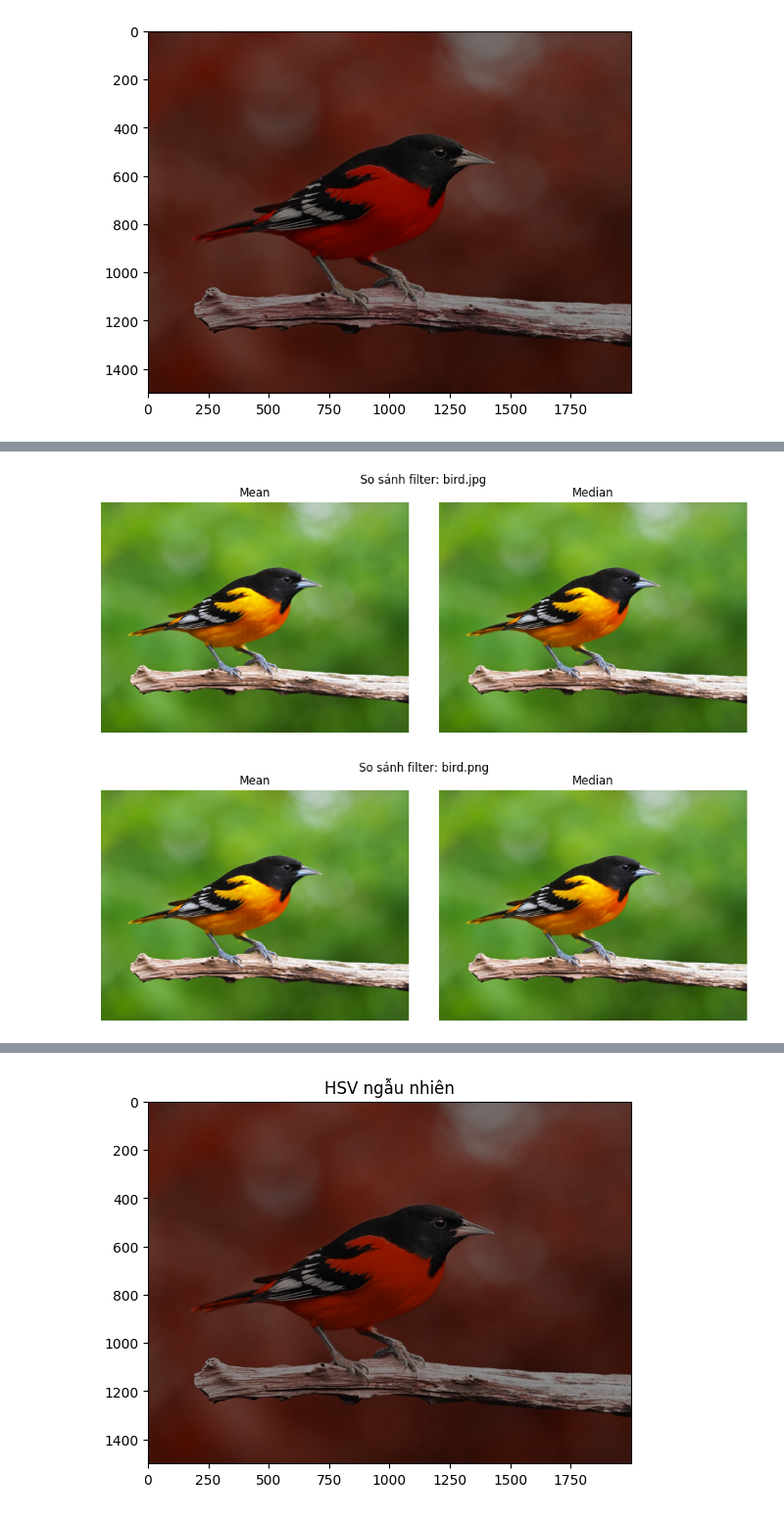
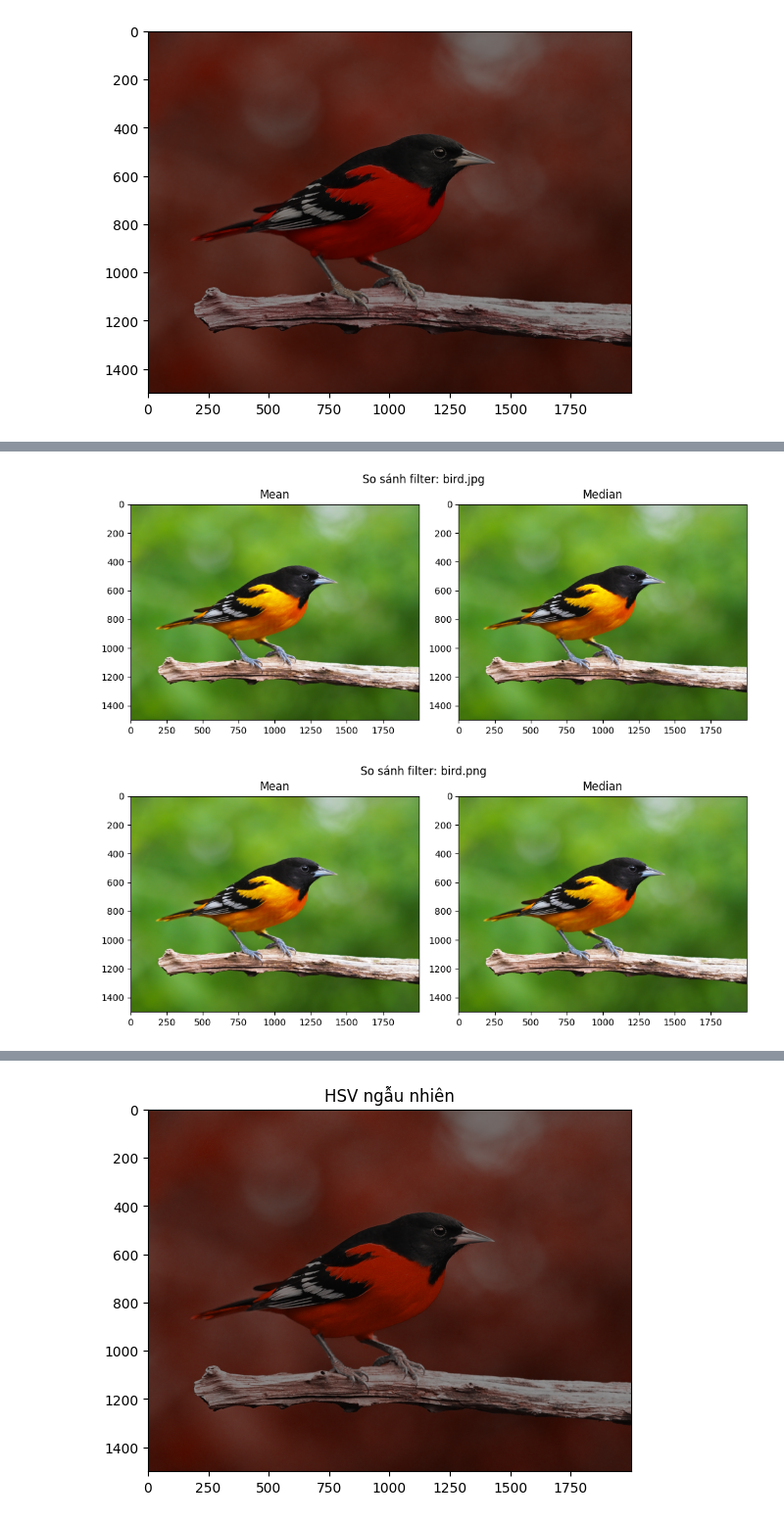
Before and after one commit to qifuong/NhapMonXuLyAnhSo-243_71ITAI40803_0101, a Jupyter notebook: Lab 1/Bai1-9.ipynb, the cells around one changed output, grey strips where cells are left out. Shown at 98% size. Drawn from its saved outputs; the diff is of its cells as text; code cells hidden in the pictures.

```diff
--- a/Lab 1/Bai1-9.ipynb
+++ b/Lab 1/Bai1-9.ipynb
@@ -107,6 +107,6 @@ for filename in os.listdir(folder):
 
         plt.imshow(blur_img)
         plt.title(f"Mean filter - {filename}")
-        plt.axis("off")
+        plt.axis("on")
         plt.show()
 # %% [output]
@@ -119,36 +119,36 @@ folder = "Exercise"
 output_folder = "Exercise_FilterCompare"
 os.makedirs(output_folder, exist_ok=True)
 
 for filename in os.listdir(folder):
     if filename.endswith(".png") or filename.endswith(".jpg"):
         path = os.path.join(folder, filename)
         img = Image.open(path)
         arr = np.array(img)
 
         mean_img = uniform_filter(arr, size=(3, 3, 1))
         mean_img = Image.fromarray(mean_img.astype("uint8"))
         mean_img.save(os.path.join(output_folder, f"mean_{filename}"))
 
         median_img = median_filter(arr, size=(3, 3, 1))
         median_img = Image.fromarray(median_img.astype("uint8"))
         median_img.save(os.path.join(output_folder, f"median_{filename}"))
 
         plt.figure(figsize=(10, 4))
         plt.subplot(1, 2, 1)
         plt.imshow(mean_img)
         plt.title("Mean")
-        plt.axis("off")
+        plt.axis("on")
 
         plt.subplot(1, 2, 2)
         plt.imshow(median_img)
         plt.title("Median")
-        plt.axis("off")
+        plt.axis("on")
 
         plt.suptitle(f"So sánh filter: {filename}")
         plt.tight_layout()
         plt.show()
 # %% [output]
-[figure, old version]
+[figure, new version]
-[figure, old version]
+[figure, new version]
 # %%
 #Bai 7
```
Also changed, not shown: parts of 4 cells of this notebook.
